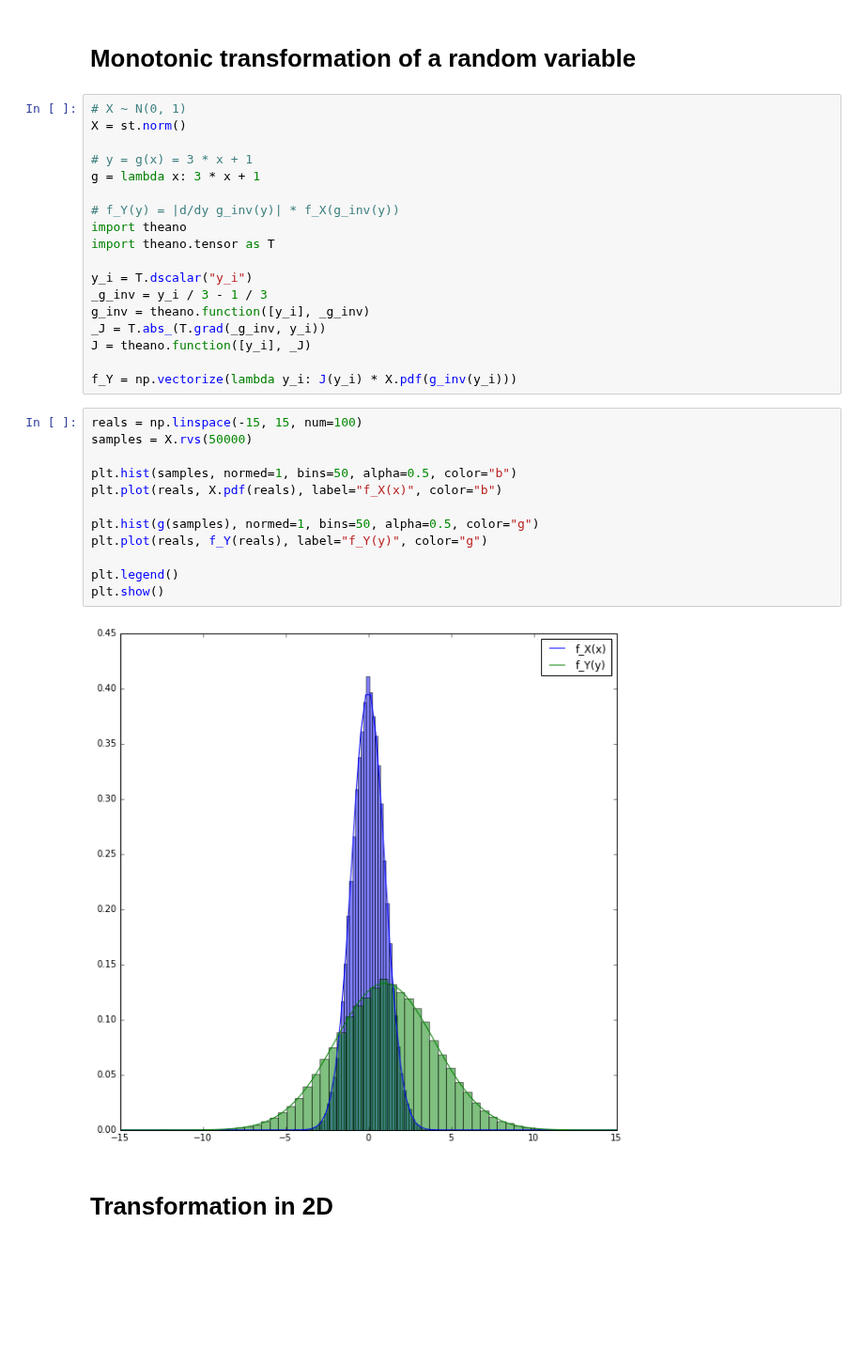
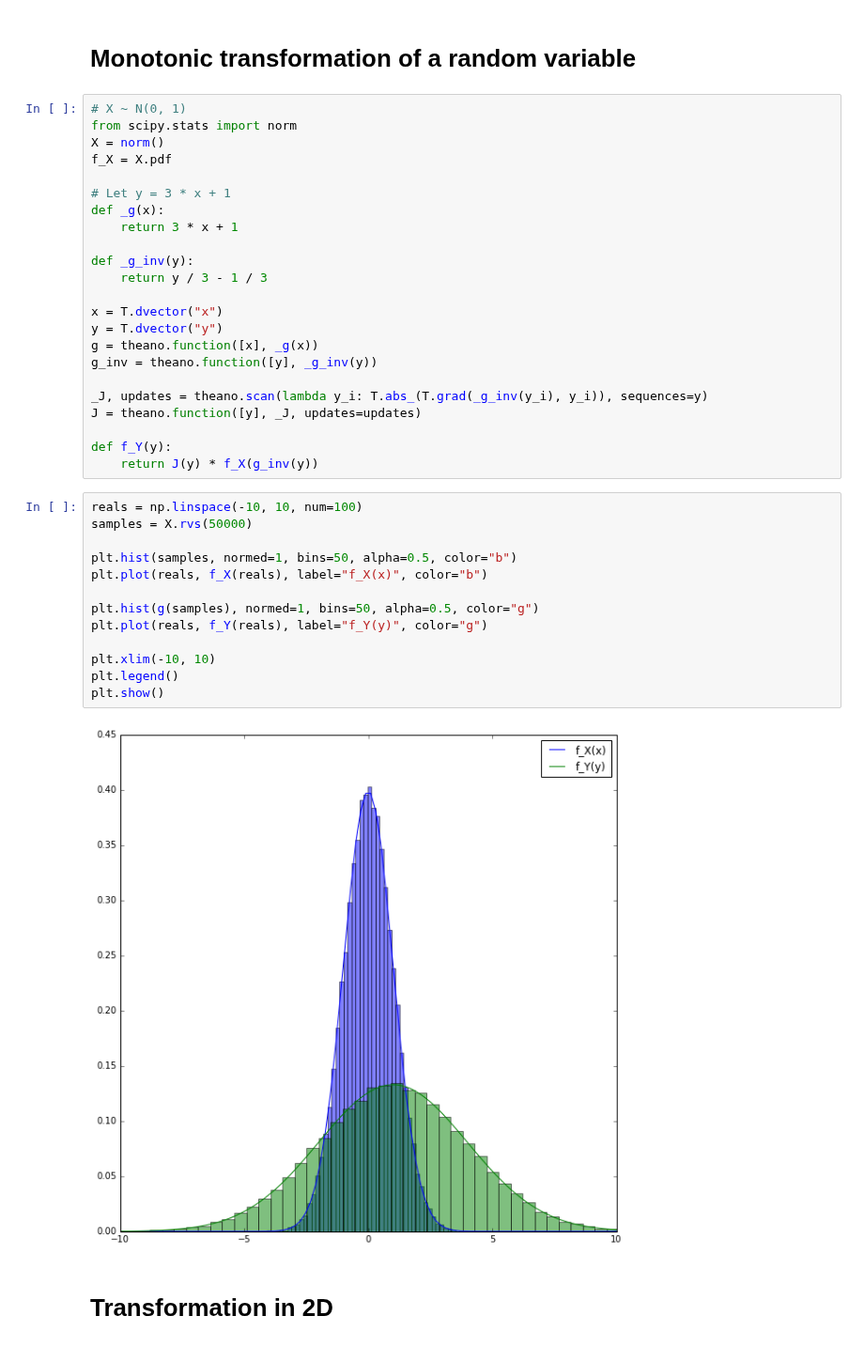
Before and after one commit to glouppe/notebooks, a Jupyter notebook: Probability density functions under changes of variables.ipynb, the cells around one changed output. Shown at 94% size. Cells and saved outputs as stored; diff of their text form; blank space fills up the shorter version.

```diff
--- a/Probability density functions under changes of variables.ipynb
+++ b/Probability density functions under changes of variables.ipynb
@@ -10,35 +11,41 @@ To be cleaned up!
 # Monotonic transformation of a random variable
 # %%
 # X ~ N(0, 1)
-X = st.norm()
+from scipy.stats import norm
+X = norm()
+f_X = X.pdf
 
-# y = g(x) = 3 * x + 1
-g = lambda x: 3 * x + 1
+# Let y = 3 * x + 1
+def _g(x):
+    return 3 * x + 1
 
-# f_Y(y) = |d/dy g_inv(y)| * f_X(g_inv(y))
-import theano
-import theano.tensor as T
+def _g_inv(y):
+    return y / 3 - 1 / 3
 
-y_i = T.dscalar("y_i")
-_g_inv = y_i / 3 - 1 / 3
-g_inv = theano.function([y_i], _g_inv)
-_J = T.abs_(T.grad(_g_inv, y_i))
-J = theano.function([y_i], _J)
+x = T.dvector("x")
+y = T.dvector("y")
+g = theano.function([x], _g(x))
+g_inv = theano.function([y], _g_inv(y))
 
-f_Y = np.vectorize(lambda y_i: J(y_i) * X.pdf(g_inv(y_i)))
+_J, updates = theano.scan(lambda y_i: T.abs_(T.grad(_g_inv(y_i), y_i)), sequences=y)
+J = theano.function([y], _J, updates=updates)
+
+def f_Y(y):
+    return J(y) * f_X(g_inv(y))
 # %%
-reals = np.linspace(-15, 15, num=100)
+reals = np.linspace(-10, 10, num=100)
 samples = X.rvs(50000)
 
 plt.hist(samples, normed=1, bins=50, alpha=0.5, color="b")
-plt.plot(reals, X.pdf(reals), label="f_X(x)", color="b")
+plt.plot(reals, f_X(reals), label="f_X(x)", color="b")
 
 plt.hist(g(samples), normed=1, bins=50, alpha=0.5, color="g")
 plt.plot(reals, f_Y(reals), label="f_Y(y)", color="g")
 
+plt.xlim(-10, 10)
 plt.legend()
 plt.show()
 # %% [output]
-[figure, old version]
+[figure, new version]
 # %% [markdown]
 # Transformation in 2D
```
Also changed, not shown: parts of 5 cells of this notebook.
